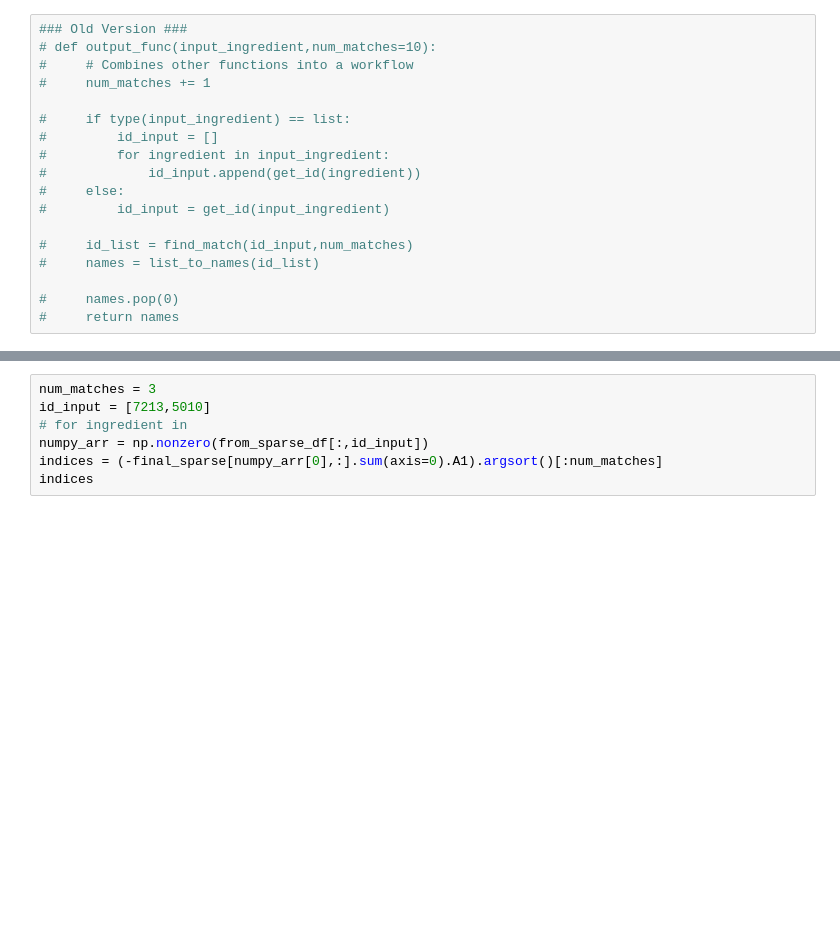
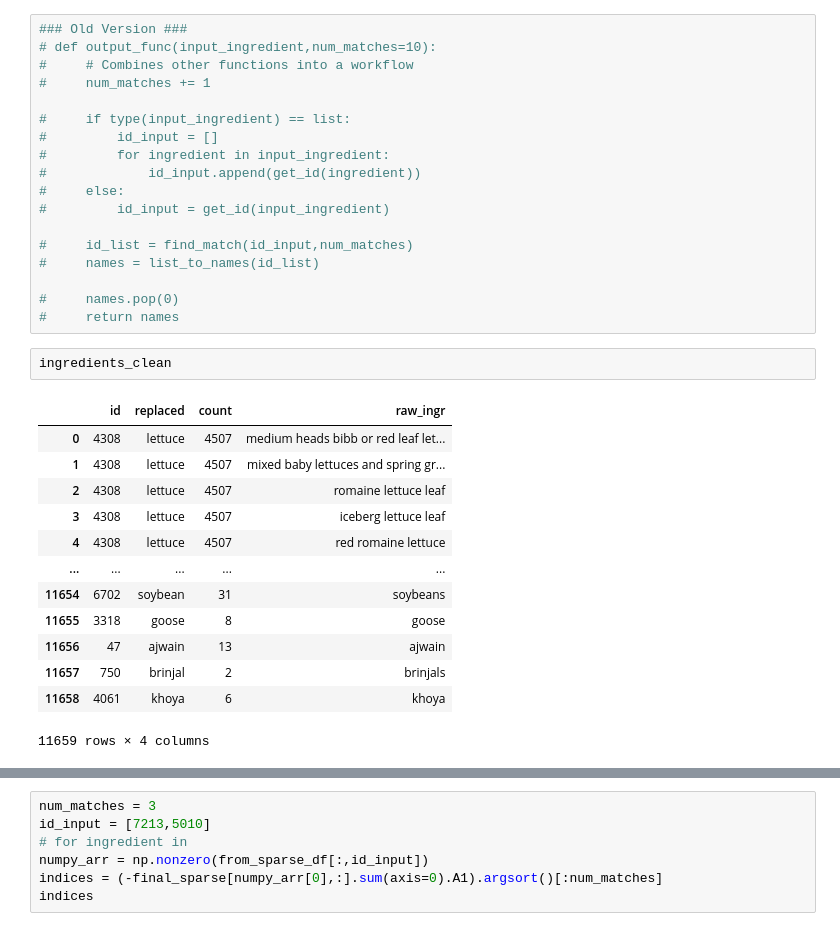
Before and after one commit to mariliabreis/ingredient_matching, a Jupyter notebook: notebooks/Clean_baseline.ipynb, the cells around one changed output, grey strips where cells are left out. Cells and saved outputs as stored; diff of their text form; blank space fills up the shorter version.

```diff
--- a/notebooks/Clean_baseline.ipynb
+++ b/notebooks/Clean_baseline.ipynb
@@ -81,6 +54,22 @@ def get_name(ingredient_id):
 
 #     names.pop(0)
 #     return names
+# %%
+ingredients_clean
+# %% [output]
+|  | id | replaced | count | raw_ingr |
+| 0 | 4308 | lettuce | 4507 | medium heads bibb or red leaf let... |
+| 1 | 4308 | lettuce | 4507 | mixed baby lettuces and spring gr... |
+| 2 | 4308 | lettuce | 4507 | romaine lettuce leaf |
+| 3 | 4308 | lettuce | 4507 | iceberg lettuce leaf |
+| 4 | 4308 | lettuce | 4507 | red romaine lettuce |
+| ... | ... | ... | ... | ... |
+| 11654 | 6702 | soybean | 31 | soybeans |
+| 11655 | 3318 | goose | 8 | goose |
+| 11656 | 47 | ajwain | 13 | ajwain |
+| 11657 | 750 | brinjal | 2 | brinjals |
+| 11658 | 4061 | khoya | 6 | khoya |
+11659 rows × 4 columns
 # %%
 def find_match(id_input,num_matches):
     # Returns list of ingredient IDs and count of occurances
```
Also changed, not shown: parts of 12 cells of this notebook, 4 other files.
